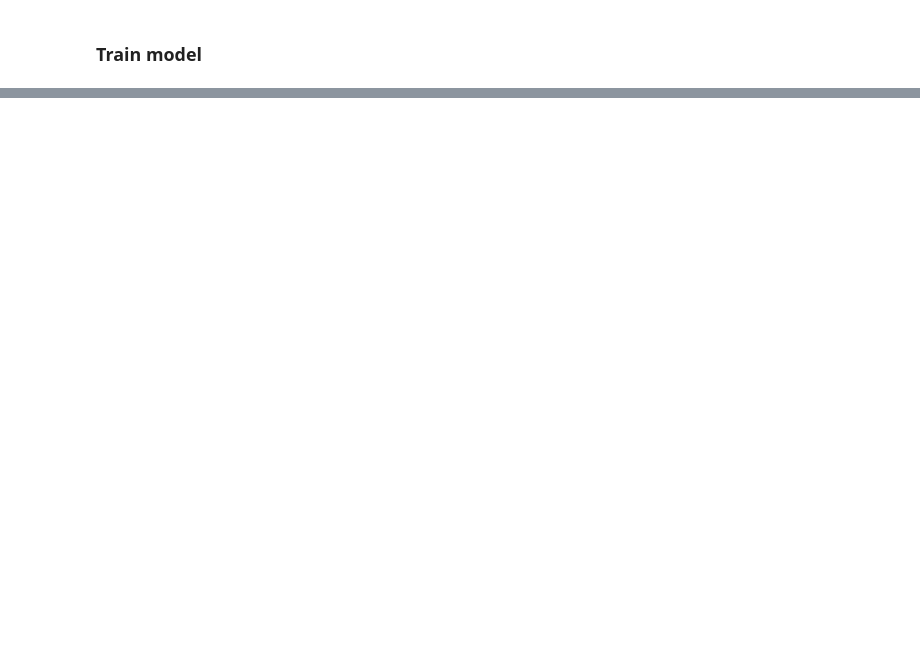
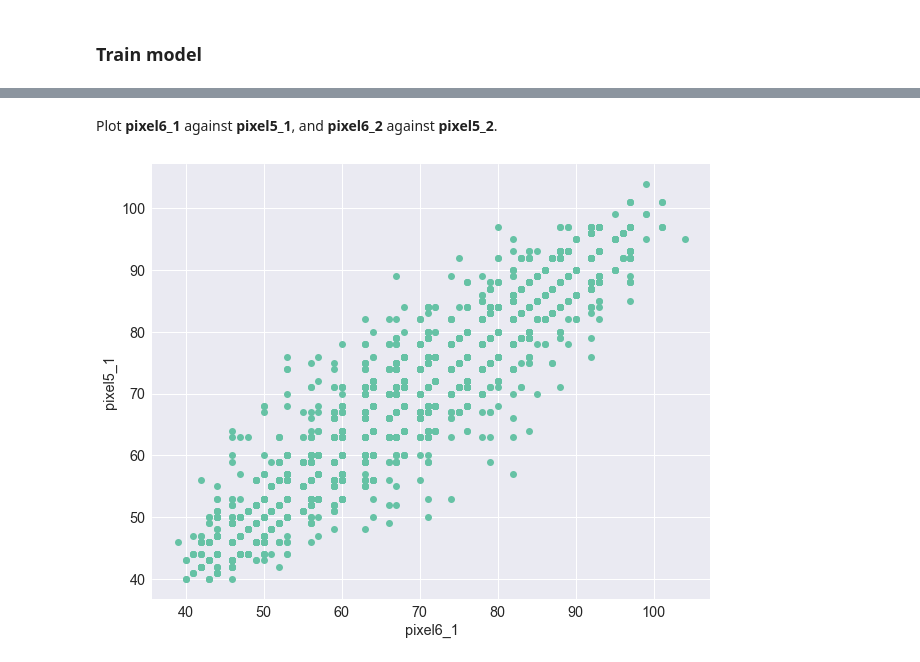
Before and after one commit to roaffix/ipt-kpi-am, a Jupyter notebook: Introductory Applied Machine Learning/Problems/notebooks/Problem 2.ipynb, the cells around one changed output, grey strips where cells are left out. Drawn from its saved outputs; the diff is of its cells as text; code cells hidden in the pictures; blank space fills up the shorter version.

```diff
--- a/Introductory Applied Machine Learning/Problems/notebooks/Problem 2.ipynb
+++ b/Introductory Applied Machine Learning/Problems/notebooks/Problem 2.ipynb
@@ -28,4 +40,6 @@ update_plot_params()
 # %%
 data, _ = arff.loadarff('../data/raw/landsat.arff.txt')
 landsat = pd.DataFrame(data)
+
+landsat['class'] = landsat['class'].str.decode('utf-8').astype(int)
 # %%
@@ -50,2 +98,0 @@ naive_bayes = GaussianNB()
-# %%
-X = X.astype(int)
@@ -65,10 +98,0 @@ y=MultiLabelBinarizer().fit_transform(X)
-# %%
-from sklearn.preprocessing import OneHotEncoder
-enc = OneHotEncoder()
-enc.fit(X)
-
-
-#enc.n_values_
-
-#enc.feature_indices_
-x = enc.transform(X).toarray()
@@ -105,0 +194,9 @@ for i in [5, 10, 100, 1000]:
+# %% [markdown]
+Plot **pixel6_1** against **pixel5_1**, and **pixel6_2** against **pixel5_2**.
+# %%
+plt.plot(X['pixel6_1'], X['pixel5_1'], 'o')
+plt.xlabel('pixel6_1')
+plt.ylabel('pixel5_1')
+plt.show()
+# %% [output]
+[figure, added]
```
Also changed, not shown: parts of 72 cells of this notebook.
